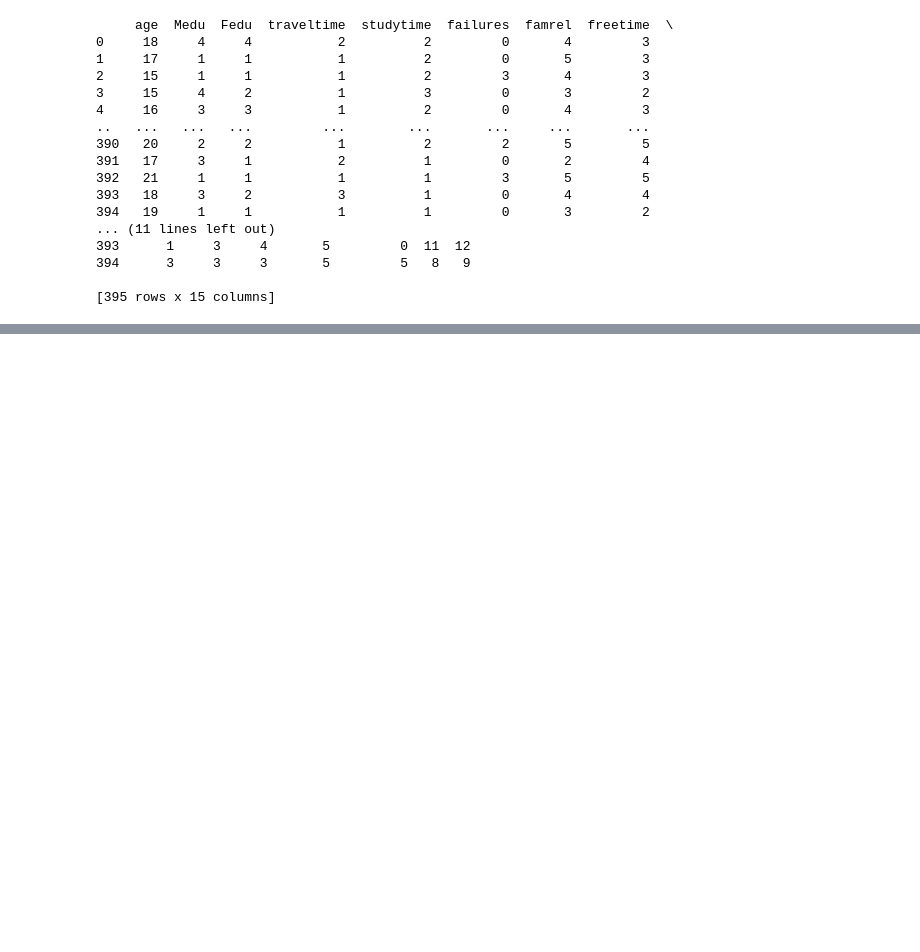
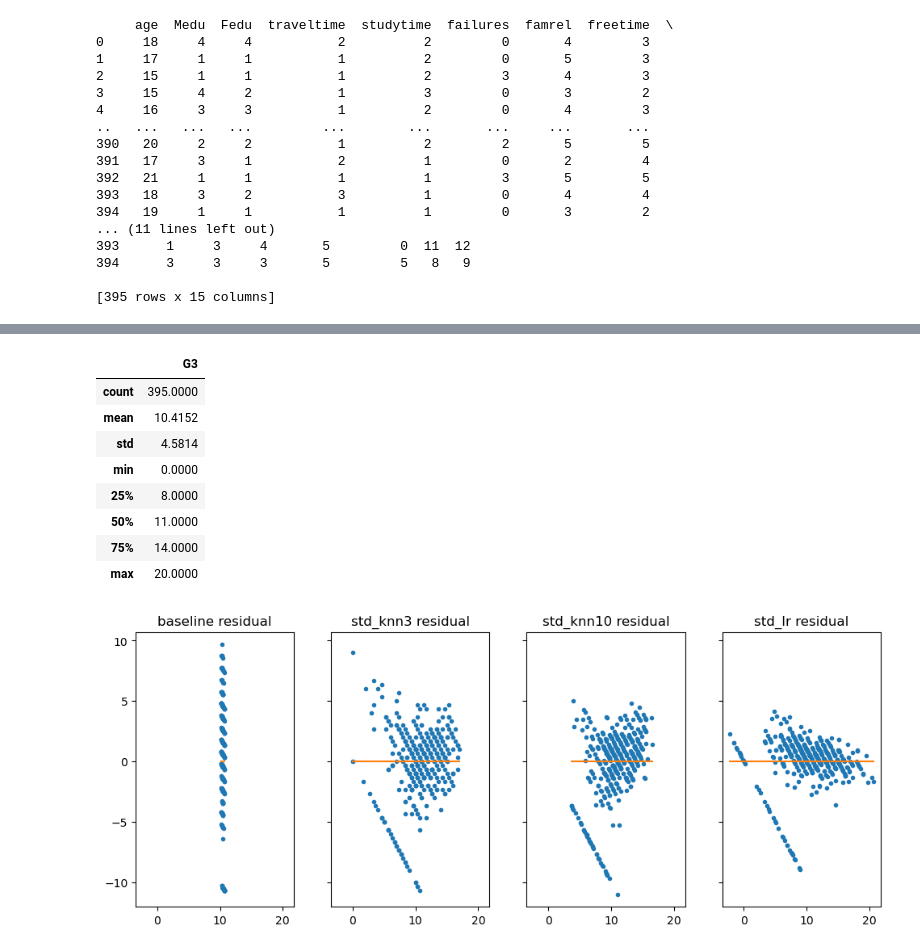
Before and after one commit to ritikb96/MLWPY, a Jupyter notebook: 6_EvaluatingRegressors.ipynb, the cells around one changed output, grey strips where cells are left out. Saved outputs shown, nothing was run; the diff lists cells and outputs as text; code cells hidden in the pictures; blank space fills up the shorter version.

```diff
--- a/6_EvaluatingRegressors.ipynb
+++ b/6_EvaluatingRegressors.ipynb
@@ -458,0 +483,16 @@ for mod_name, model in regressors.items():
+# %%
+msrs = {
+    'MAD':metrics.mean_absolute_error,
+    'RMSE':rms_error
+}
+
+results = {}
+for mod_name, model in regressors.items():
+    cv_preds = skms.cross_val_predict(model,student_ftrs,student_tgt,cv=10)
+
+    for ax,msr in zip(axes,msrs):
+        msr_results = msrs[msr](student_tgt,cv_preds)
+        results.setdefault(msr,[]).append(msr_results)
+
+df = pd.DataFrame(results,index= regressors.keys())
+df
@@ -458,0 +505,22 @@ for mod_name, model in regressors.items():
+# %%
+fig , axes = plt.subplots(1,4,figsize=(10,4),sharex = True, sharey = True)
+fig.tight_layout()
+
+for model_name, ax in zip(regressors,axes):
+    model = regressors[model_name]
+    cv_preds = skms.cross_val_predict(model, student_ftrs, student_tgt, cv = 10)
+    regression_residuals(ax,cv_preds,student_tgt)
+    ax.set_title(model_name +" residual")
+
+pd.DataFrame(student_tgt.describe().T)
+# %% [output]
+|  | G3 |
+| count | 395.0000 |
+| mean | 10.4152 |
+| std | 4.5814 |
+| min | 0.0000 |
+| 25% | 8.0000 |
+| 50% | 11.0000 |
+| 75% | 14.0000 |
+| max | 20.0000 |
+[figure, added]
```
Also changed, not shown: parts of 11 cells of this notebook.
